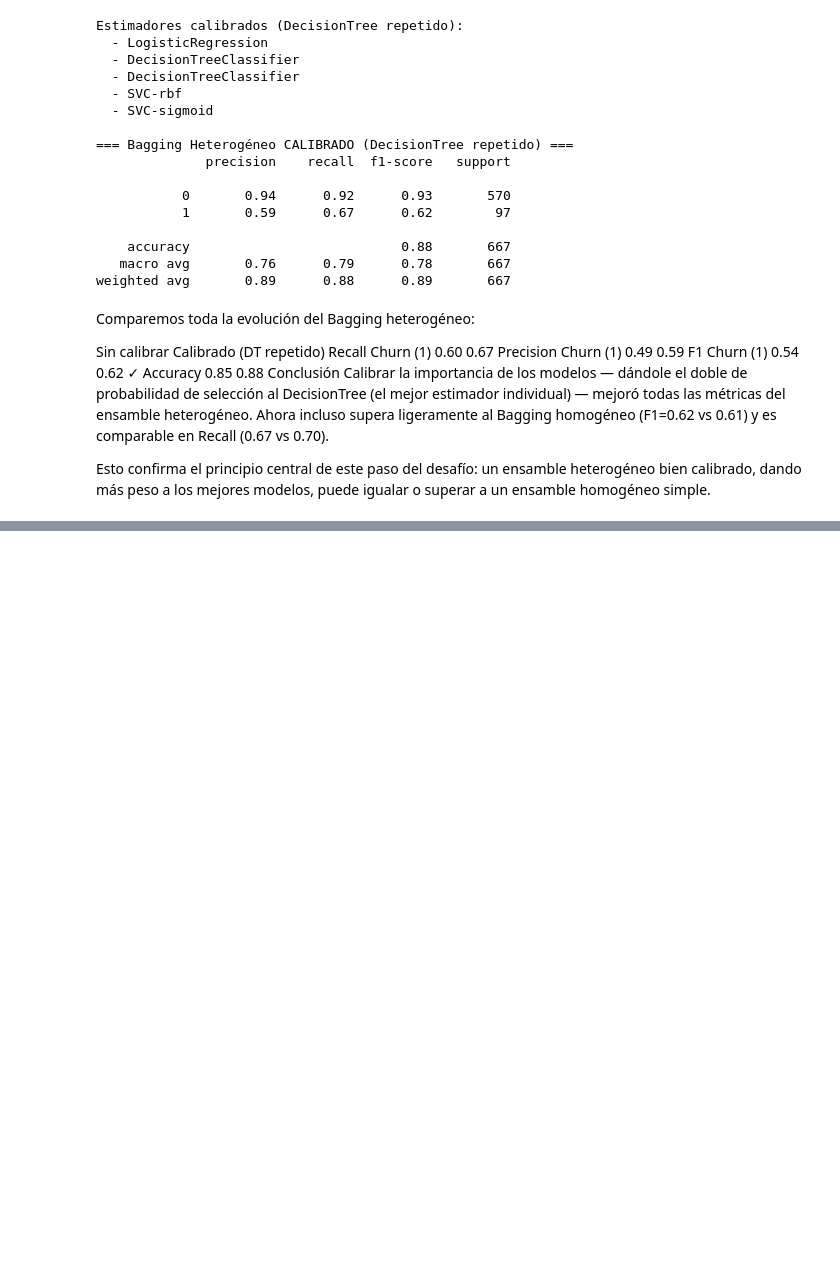
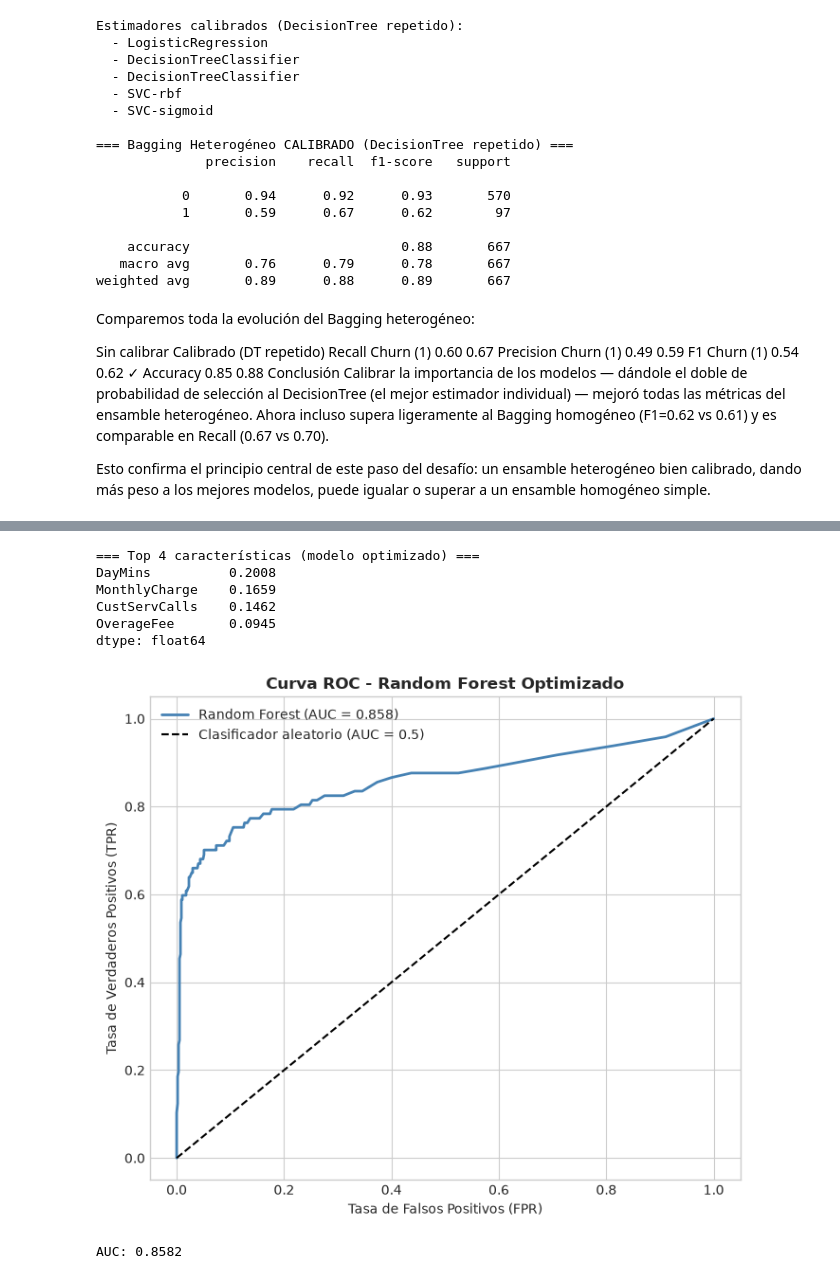
Before and after one commit to RafaelRiesco/desafiolatam-ds, a Jupyter notebook: modulo-6-modelos-avanzados-redes-neuronales/modulo-1-modelos-ensamble/Desafio1_RafaelRiesco_G122.ipynb, the cells around one changed output, grey strips where cells are left out. Cells and saved outputs as stored; diff of their text form; code cells hidden in the pictures; blank space fills up the shorter version.

```diff
--- a/modulo-6-modelos-avanzados-redes-neuronales/modulo-1-modelos-ensamble/Desafio_Deteccion_Renuncias_Telecom.ipynb
+++ b/modulo-6-modelos-avanzados-redes-neuronales/modulo-1-modelos-ensamble/Desafio1_RafaelRiesco_G122.ipynb
@@ -452,0 +545,10 @@ Esto confirma el principio central de este paso del desafío: un ensamble hetero
+# %%
+# Evaluación completa del Random Forest optimizado
+rf_optimo = grid_rf.best_estimator_
+
+print(f'OOB Score del mejor modelo: {round(rf_optimo.oob_score_, 4)}')
+print()
+
+y_pred_rf_opt = rf_optimo.predict(X_test)
+print('=== Random Forest OPTIMIZADO ===')
+print(classification_report(y_test, y_pred_rf_opt))
@@ -452,0 +567,34 @@ Esto confirma el principio central de este paso del desafío: un ensamble hetero
+# %%
+# Top 4 características más importantes del modelo optimizado
+importancias_opt = pd.Series(rf_optimo.feature_importances_, index=X_train.columns)
+top4_opt = importancias_opt.sort_values(ascending=False).head(4)
+
+print('=== Top 4 características (modelo optimizado) ===')
+print(top4_opt.round(4))
+# %% [output]
+=== Top 4 características (modelo optimizado) ===
+DayMins          0.2008
+MonthlyCharge    0.1659
+CustServCalls    0.1462
+OverageFee       0.0945
+dtype: float64
+# %%
+# ROC y AUC
+y_proba_rf = rf_optimo.predict_proba(X_test)[:, 1]
+auc_rf = roc_auc_score(y_test, y_proba_rf)
+fpr, tpr, _ = roc_curve(y_test, y_proba_rf)
+
+fig, ax = plt.subplots(figsize=(7, 6))
+ax.plot(fpr, tpr, label=f'Random Forest (AUC = {auc_rf:.3f})', color='steelblue', linewidth=2)
+ax.plot([0, 1], [0, 1], 'k--', label='Clasificador aleatorio (AUC = 0.5)')
+ax.set_xlabel('Tasa de Falsos Positivos (FPR)')
+ax.set_ylabel('Tasa de Verdaderos Positivos (TPR)')
+ax.set_title('Curva ROC - Random Forest Optimizado', fontweight='bold')
+ax.legend()
+plt.tight_layout()
+plt.show()
+
+print(f'\nAUC: {round(auc_rf, 4)}')
+# %% [output]
+[figure, added]
+AUC: 0.8582
```
Also changed, not shown: parts of 11 cells of this notebook.
